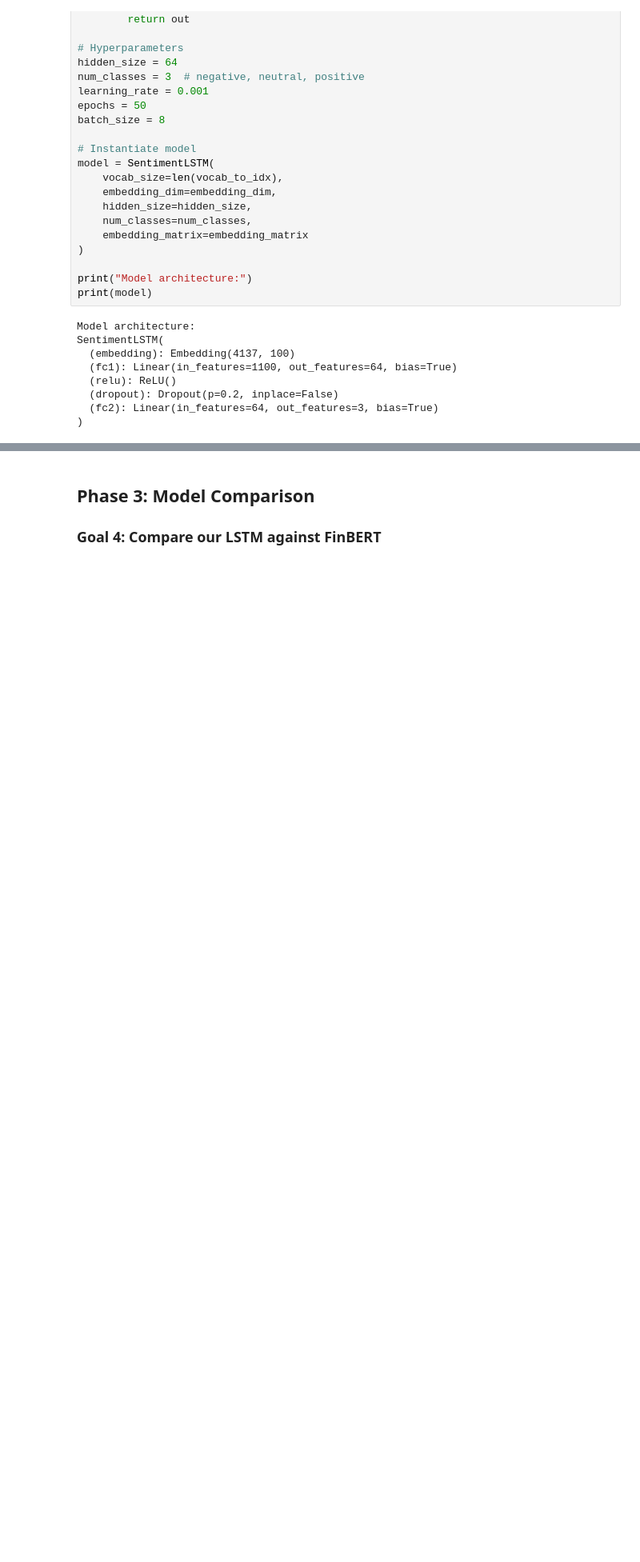
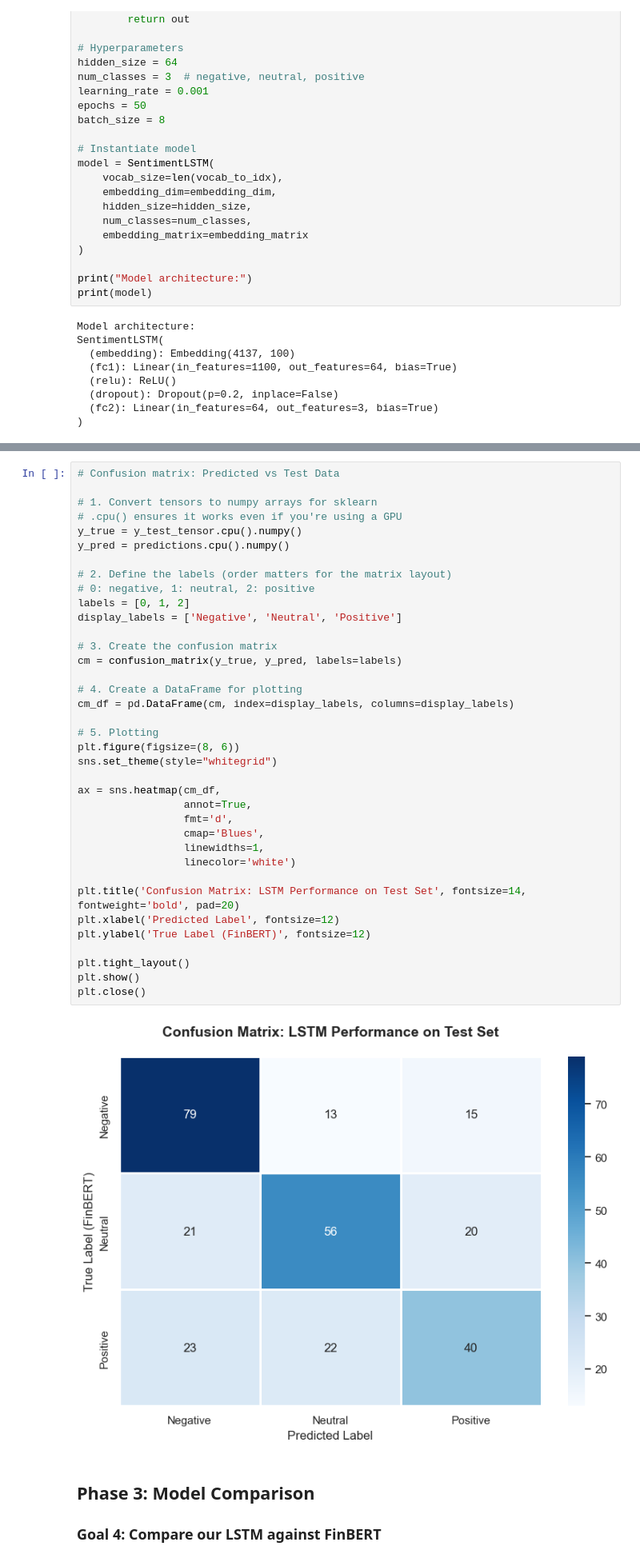
Before and after one commit to stacey-kagwanja/Energy-Sector-News-Sentiment-Analysis-and-Stock-Price-Correlation, a Jupyter notebook: Energy_News_Sentiment.ipynb, the cells around one changed output, grey strips where cells are left out. Shown at 80% size. Cells and saved outputs as stored; diff of their text form; blank space fills up the shorter version.

Commit message:
Update LSTM evaluation with confusion matrix; visualise confusion matrices

```diff
--- a/Energy_News_Sentiment.ipynb
+++ b/Energy_News_Sentiment.ipynb
@@ -633,3 +635,42 @@ Correct predictions: 174/289
+# %%
+# Confusion matrix: Predicted vs Test Data
+
+# 1. Convert tensors to numpy arrays for sklearn
+# .cpu() ensures it works even if you're using a GPU
+y_true = y_test_tensor.cpu().numpy()
+y_pred = predictions.cpu().numpy()
+
+# 2. Define the labels (order matters for the matrix layout)
+# 0: negative, 1: neutral, 2: positive
+labels = [0, 1, 2]
+display_labels = ['Negative', 'Neutral', 'Positive']
+
+# 3. Create the confusion matrix
+cm = confusion_matrix(y_true, y_pred, labels=labels)
+
+# 4. Create a DataFrame for plotting
+cm_df = pd.DataFrame(cm, index=display_labels, columns=display_labels)
+
+# 5. Plotting
+plt.figure(figsize=(8, 6))
+sns.set_theme(style="whitegrid")
+
+ax = sns.heatmap(cm_df,
+                 annot=True,
+                 fmt='d',
+                 cmap='Blues',
+                 linewidths=1,
+                 linecolor='white')
+
+plt.title('Confusion Matrix: LSTM Performance on Test Set', fontsize=14, fontweight='bold', pad=20)
+plt.xlabel('Predicted Label', fontsize=12)
+plt.ylabel('True Label (FinBERT)', fontsize=12)
+
+plt.tight_layout()
+plt.show()
+plt.close()
+# %% [output]
+[figure, added]
 # %% [markdown]
 ## Phase 3: Model Comparison
 
```
Also changed, not shown: parts of 8 cells of this notebook.
